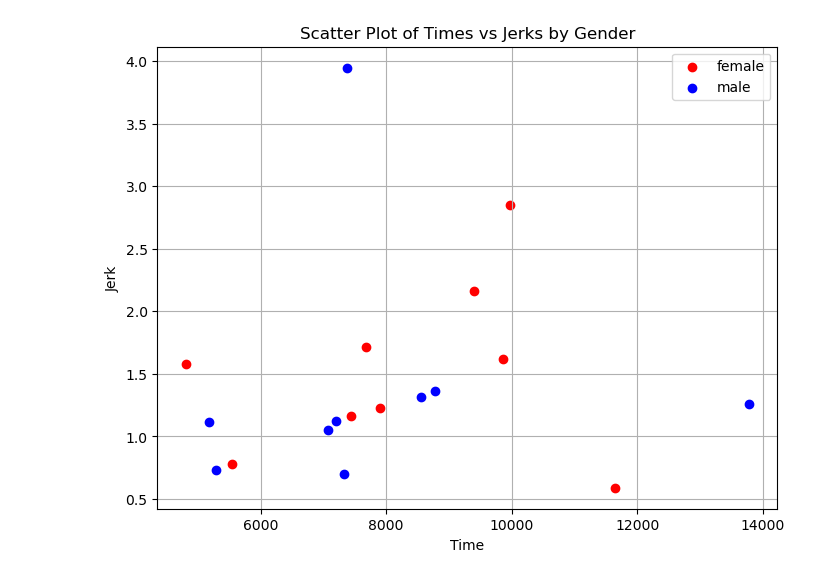
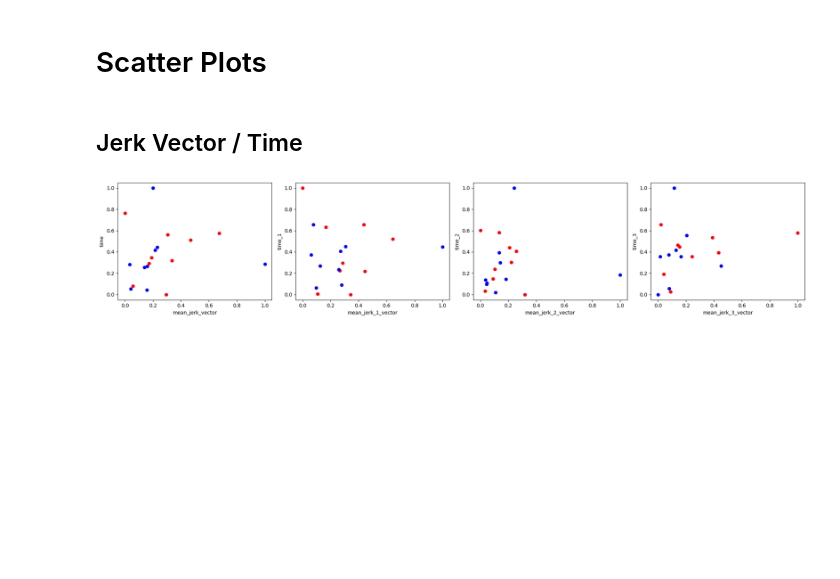
Before and after one commit to doertiboy/MasterStudy, a Jupyter notebook: Clustering.ipynb, the cells around one changed output. Cells and saved outputs as stored; diff of their text form; code cells hidden in the pictures; blank space fills up the shorter version.

```diff
--- a/Clustering.ipynb
+++ b/Clustering.ipynb
@@ -11,31 +10,38 @@ from scipy.signal import find_peaks
 person_names = ["p1", "p2", "p3", "p4", "p5", "p6", "p7", "p8", "p9", "p10", "p11", "p12", "p13", "p14", "p15", "p16", "p17", "p18"]
-# %%
-jerks = np.zeros(len(person_names))
-times = np.zeros(len(person_names))
-genders = []
-
-for i, person_name in enumerate(person_names):
-    jerk_data = jerk_values['vector']
-    acc_data = acc_dict[person_name]
-
-    jerks[i] = jerk_data[person_name]
-    times[i] = len(acc_data['time']) - 1
-    genders.append(str(acc_data['gender'].values))
-
-genders = np.array(genders)
-
-# Plotting
-plt.figure(figsize=(8, 6))
-for gender in np.unique(genders):
-    color = 'red' if gender == 'female' else 'blue'
-    gender_indices = np.where(genders == gender)[0]
-    plt.scatter(times[gender_indices], jerks[gender_indices], color=color, label=gender)
-
-plt.xlabel('Time')
-plt.ylabel('Jerk')
-plt.title('Scatter Plot of Times vs Jerks by Gender')
-plt.legend()
-plt.grid(True)
-plt.show()
-# %% [output]
-[figure, removed]
+# %% [markdown]
+# Scatter Plots
+# %%
+def plotFeatures(feature_x, feature_y):
+    for i, person_name in enumerate(person_names):
+        features = features_dict[person_name]
+        x = features[feature_x]
+        y = features[feature_y]
+        gender = features['gender']
+
+        color = 'red' if gender == 'female' else 'blue'
+        plt.scatter(x, y, color=color)
+# %%
+def plotFeatures(subplot_list):
+    num_subplots = len(subplot_list)
+    fig, axs = plt.subplots(nrows=1, ncols=num_subplots, figsize=(5 * num_subplots, 4))
+
+    for i, (feature_x, feature_y) in enumerate(subplot_list):
+        for person_name in person_names:
+            features = features_dict[person_name]
+            x = features[feature_x]
+            y = features[feature_y]
+            gender = features['gender']
+            color = 'red' if gender == 'female' else 'blue'
+            axs[i].scatter(x, y, color=color, label=person_name)
+        axs[i].set_xlabel(feature_x)
+        axs[i].set_ylabel(feature_y)
+
+    plt.tight_layout()
+    plt.show()
+# %% [markdown]
+## Jerk Vector / Time
+# %%
+subplot_list = [('mean_jerk_vector', 'time'), ('mean_jerk_1_vector', 'time_1'), ('mean_jerk_2_vector', 'time_2'), ('mean_jerk_3_vector', 'time_3')]
+plotFeatures(subplot_list)
+# %% [output]
+[figure, added]
```
Also changed, not shown: parts of 10 cells of this notebook, 8 other files.
